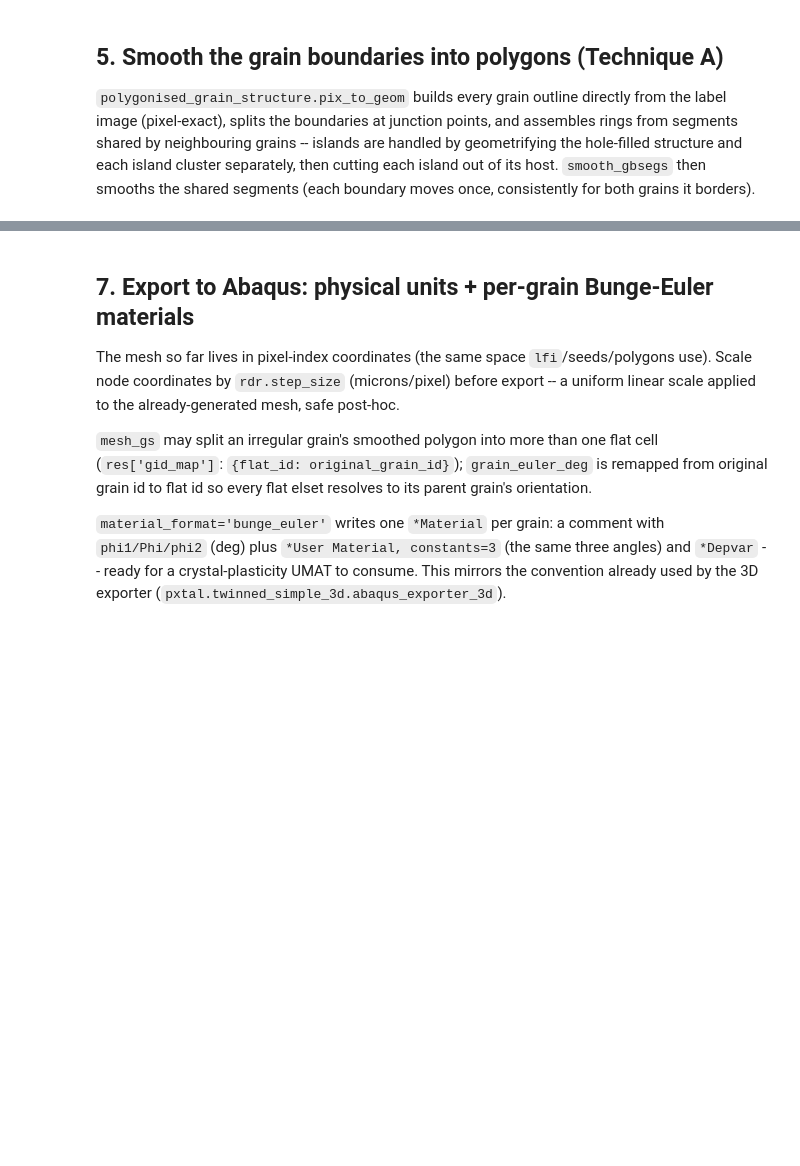
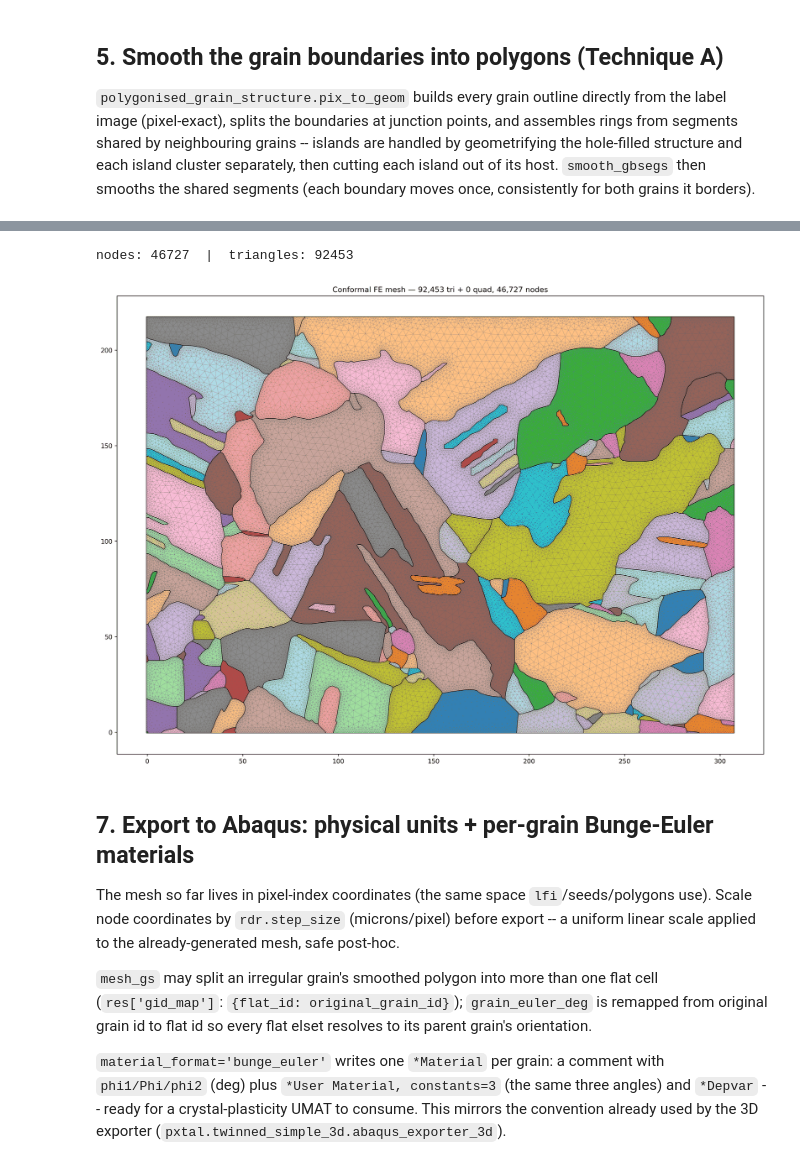
Before and after one commit to Design-By-Fundamentals-UKAEA/UPXO, a Jupyter notebook: src/upxo/demos/ebsdOps/ebsd_to_abaqus_2d.ipynb, the cells around one changed output, grey strips where cells are left out. Saved outputs shown, nothing was run; the diff lists cells and outputs as text; code cells hidden in the pictures; blank space fills up the shorter version.

```diff
--- a/src/upxo/demos/ebsdOps/ebsd_to_abaqus_2d.ipynb
+++ b/src/upxo/demos/ebsdOps/ebsd_to_abaqus_2d.ipynb
@@ -125,13 +192,18 @@ ax.set_title(f'Smoothed grain structure ({len(cells)} grains)')
 # %%
 from upxo.meshing.gsmesh2d import mesh_gs, visualize_gs_mesh
 
-res = mesh_gs(cells, mesh_size_gb=1.0, mesh_size_bulk=12.0,
-              mesh_algo=6, recombine_to_quads=False, verbose=False)
+res = mesh_gs(cells, mesh_size_gb=1.0, mesh_size_bulk=4.0,
+              mesh_algo=6, recombine_to_quads=False, verbose=False,
+              optimize=True)
 m = res['mesher']
 m.form_elsets_gmsh()
 print(f"nodes: {res['n_nodes']}  |  triangles: {res['n_tri']}")
+# %% [output]
+nodes: 46727  |  triangles: 92453
 # %%
-fig, ax = visualize_gs_mesh(res, figsize=(15, 15), dpi=250, show_nsets=False)
+fig, ax = visualize_gs_mesh(res, figsize=(15, 15), dpi=110, show_nsets=False)
+# %% [output]
+[figure, added]
 # %% [markdown]
 ## 7. Export to Abaqus: physical units + per-grain Bunge-Euler materials
 
```
Also changed, not shown: parts of 15 cells of this notebook.
